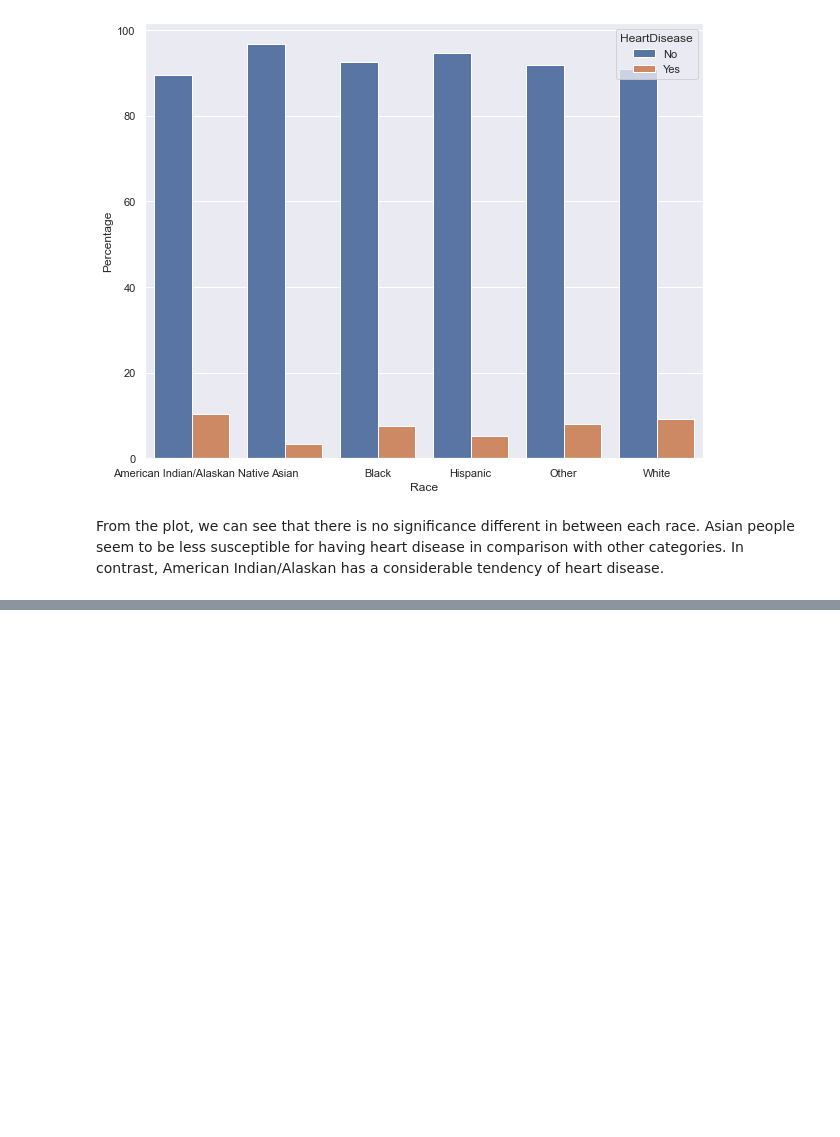
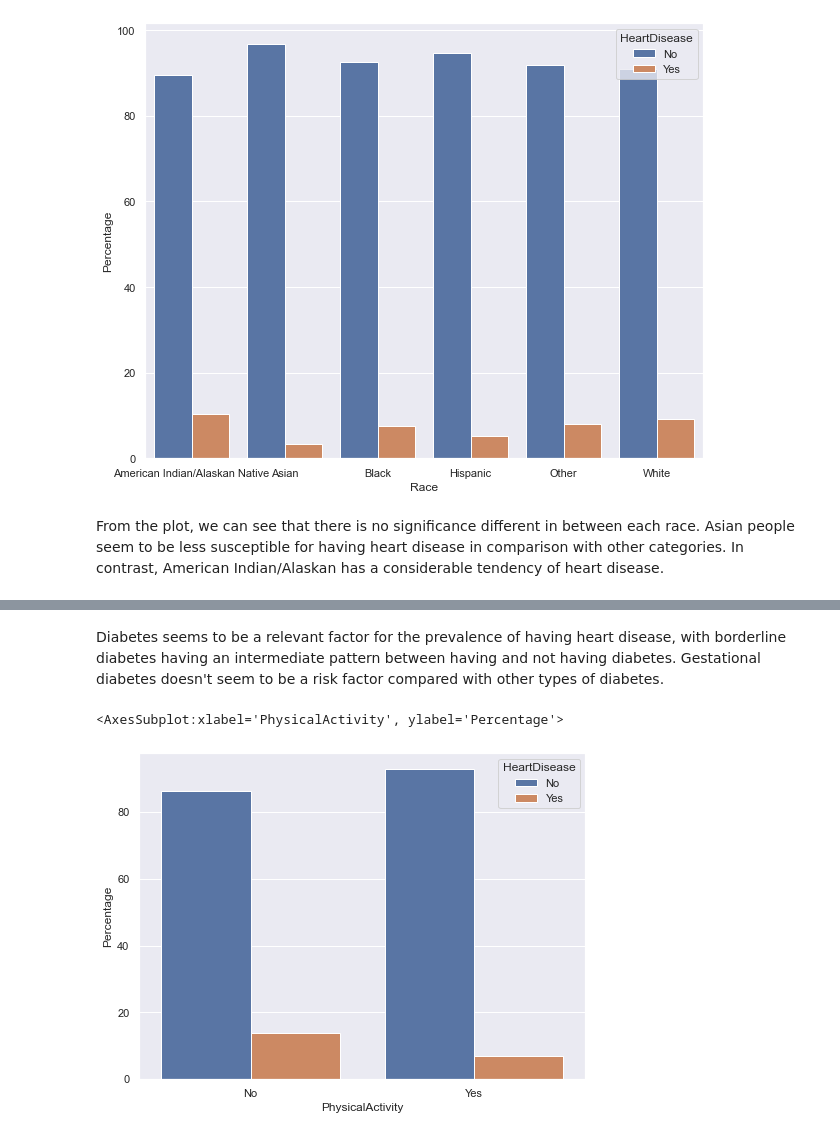
Before and after one commit to YulinLi98/INDE_577_Repo, a Jupyter notebook: Exploratory Data Analysis.ipynb, the cells around one changed output, grey strips where cells are left out. Drawn from its saved outputs; the diff is of its cells as text; code cells hidden in the pictures; blank space fills up the shorter version.

```diff
--- a/Exploratory Data Analysis.ipynb
+++ b/Exploratory Data Analysis.ipynb
@@ -164,0 +174,11 @@ From the plot, we can see that there is no significance different in between eac
+# %% [markdown]
+Diabetes seems to be a relevant factor for the prevalence of having heart disease, with borderline diabetes having an intermediate pattern between having and not having diabetes. Gestational diabetes doesn't seem to be a risk factor compared with other types of diabetes.
+# %%
+#Physical Activity
+df_perc = df.groupby('PhysicalActivity')['HeartDisease'].value_counts(normalize=True).rename('Percentage').mul(100).reset_index().sort_values('PhysicalActivity')
+
+plt.subplots(figsize=(8,6))
+sns.barplot(x='PhysicalActivity', y='Percentage', hue='HeartDisease', data=df_perc)
+# %% [output]
+<AxesSubplot:xlabel='PhysicalActivity', ylabel='Percentage'>
+[figure, added]
```
Also changed, not shown: parts of 4 cells of this notebook.
